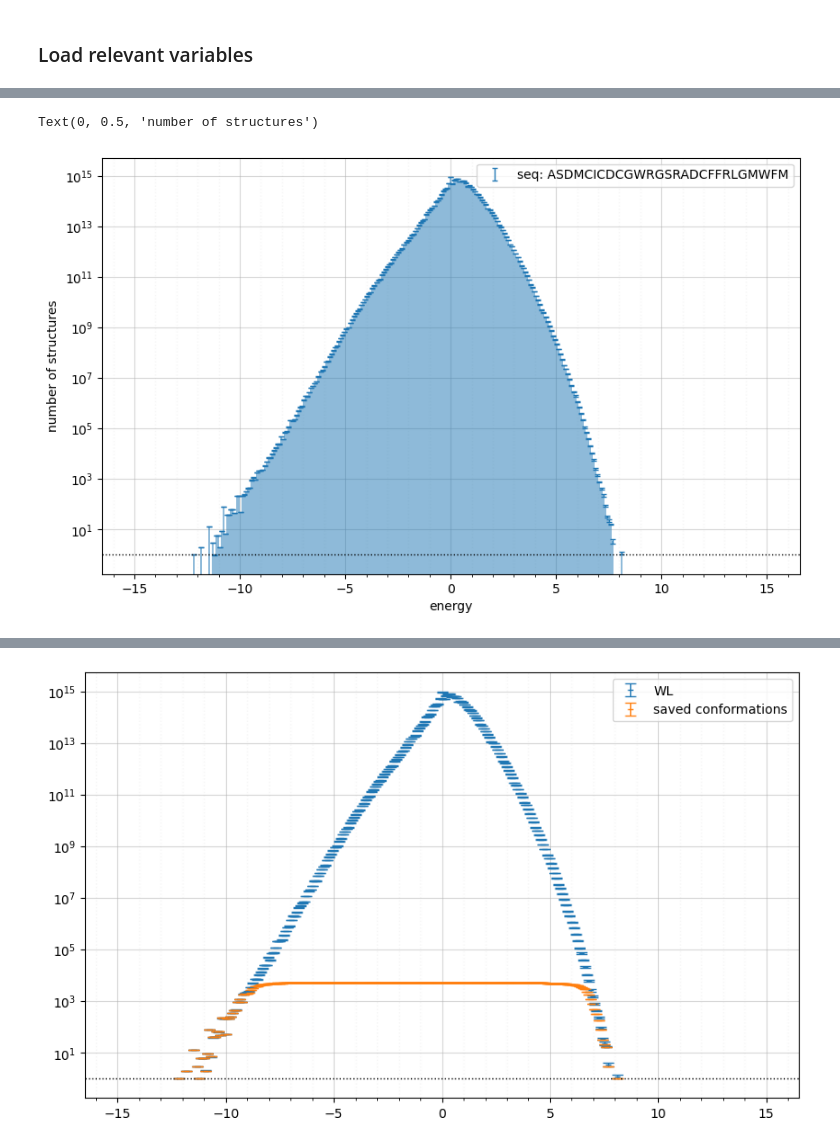
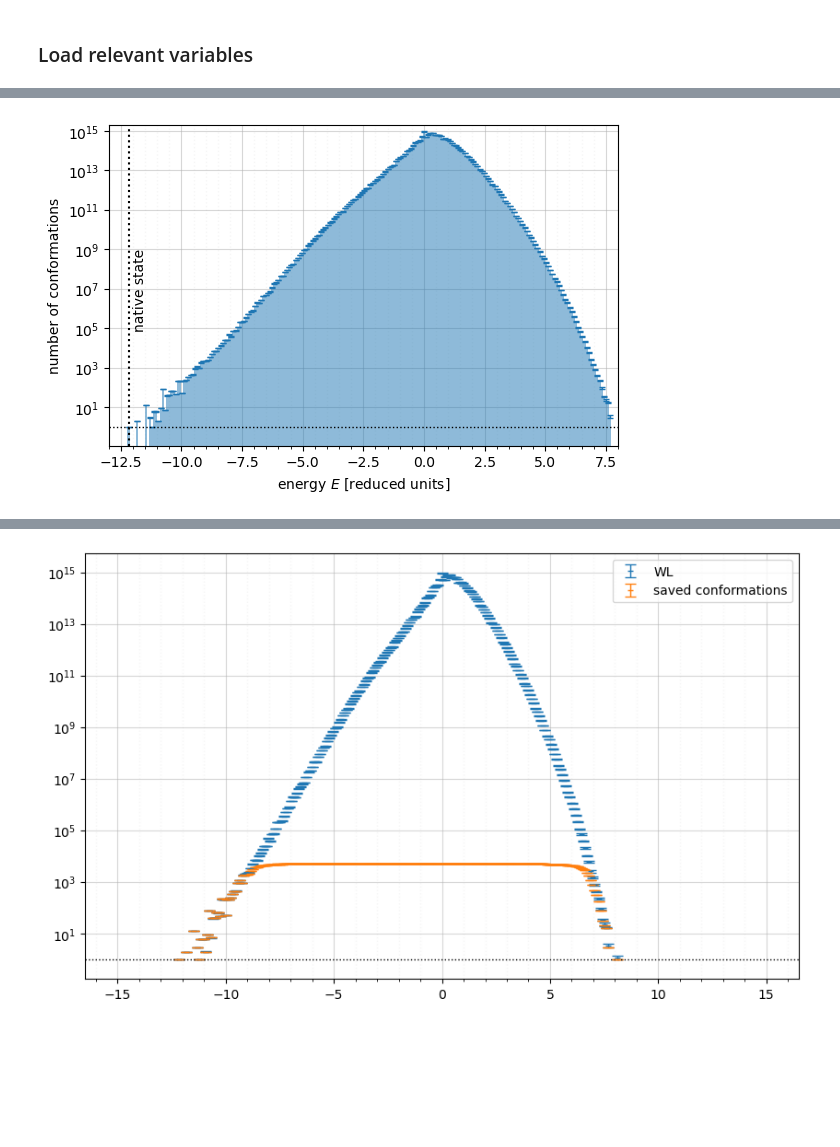
Before and after one commit to daviderevignas/LatPro_reduced, a Jupyter notebook: 005_free_energy_correct_and_systematic_GE_from_WL.ipynb, the cells around one changed output, grey strips where cells are left out. Cells and saved outputs as stored; diff of their text form; code cells hidden in the pictures; blank space fills up the shorter version.

```diff
--- a/005_free_energy_correct_and_systematic_GE_from_WL.ipynb
+++ b/005_free_energy_correct_and_systematic_GE_from_WL.ipynb
@@ -73,28 +80,40 @@ all_saved_conformations_n_native_contacts=np.array(all_saved_conformations_n_nat
 # %%
-fig,ax=plt.subplots(figsize=(10,6))
+fig,ax=plt.subplots(figsize=(6,4))
 ax.grid(alpha=0.5, which='both')
 ax.grid(which='minor', color='#EEEEEE', linestyle=':', linewidth=1)
 ax.minorticks_on()
 ax.set_axisbelow(True)
 
 # ax.errorbar(energy_bin_centers, mean_g_E,
 #         yerr=std_g_E, fmt='+', markersize=5.0, markeredgewidth=1.0, capsize=4.0,
 #         elinewidth=1.0,errorevery=1,label=f"seq: {path_with_dicts.split('seq_')[1]:}")
 
 ax.errorbar(energy_bin_centers, mean_g_E,
         yerr=std_g_E, fmt='_', markersize=0.0, markeredgewidth=1.0, capsize=2.0,
         elinewidth=1.0,errorevery=1,label=f"seq: {path_with_dicts.split('seq_')[1]:}")
 
 # ax.step(energy_bin_centers, mean_g_E, where='mid')
 ax.bar(energy_bin_centers, mean_g_E, width=energy_bin_measures,
        align='center', alpha=0.5)
 
 ax.axhline(1,c='k',lw=1.0,ls=':')
-ax.legend()
+# ax.legend()
 ax.set_yscale('log')
-ax.set_xlabel('energy')
-ax.set_ylabel('number of structures')
+ax.set_xlabel('energy $E$ [reduced units]')
+ax.set_ylabel('number of conformations')
+ax.set_xlim([-13,8])
+ax.set_ylim([0.11,0.2e16])
+ax.axvline(
+    energy_bin_centers[np.where(bin_has_been_visited>0)[0][0]],
+    c='k',ls=':'
+)
+ax.text(energy_bin_centers[np.where(bin_has_been_visited>0)[0][0]]+0.2,1e5,"native state",rotation=90,fontsize=10)
+fig.tight_layout()
+
+fig.savefig(
+    "/Users/daviderevignas/scientific_projects/scientific_writing/raw_notes/immagini_tesi_piccione/g_E.png",
+    dpi=300,
+)
 # %% [output]
-Text(0, 0.5, 'number of structures')
-[figure, old version]
+[figure, new version]
 # %%
```
Also changed, not shown: parts of 13 cells of this notebook, 4 other files.
